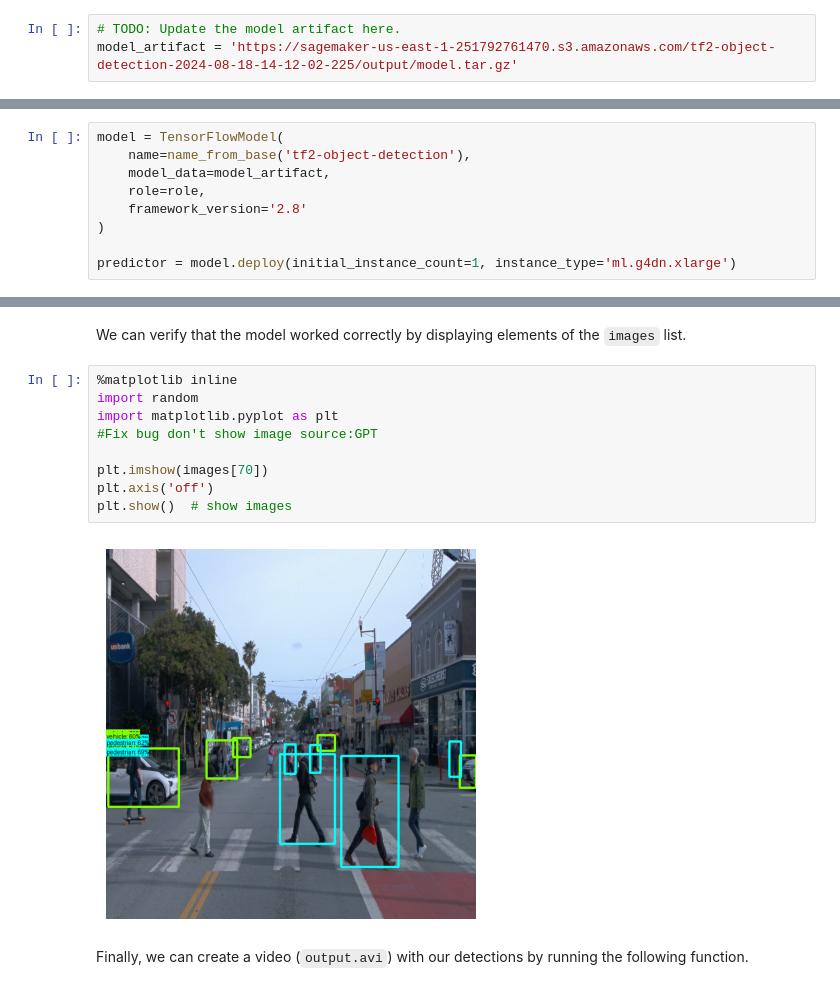
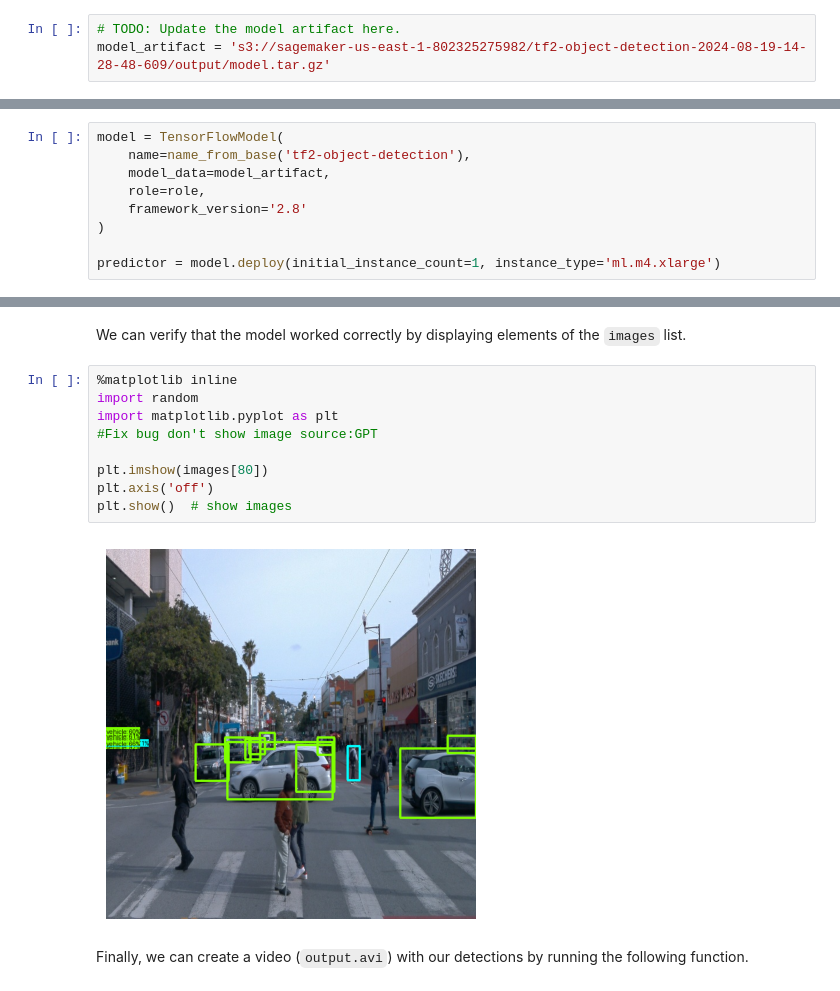
Before and after one commit to nguyenvanauVietNam/Object-Detection-in-an-Urban-Environment, a Jupyter notebook: Model_3_MobileNet/2_run_inference/2_deploy_model.ipynb, the cells around one changed output, grey strips where cells are left out. Saved outputs shown, nothing was run; the diff lists cells and outputs as text.

````diff
--- a/Model_3_MobileNet/2_run_inference/2_deploy_model.ipynb
+++ b/Model_3_MobileNet/2_run_inference/2_deploy_model.ipynb
@@ -31,7 +30,7 @@ The model artifact path should look something like
 ```s3://sagemaker-us-east-1-073338978050/tf2-object-detection-2022-10-22-21-26-37-033/output/model.tar.gz```. Use this value to update the `model_artifact` variable below.
 # %%
 # TODO: Update the model artifact here.
-model_artifact = 'https://sagemaker-us-east-1-251792761470.s3.amazonaws.com/tf2-object-detection-2024-08-18-14-12-02-225/output/model.tar.gz'
+model_artifact = 's3://sagemaker-us-east-1-802325275982/tf2-object-detection-2024-08-19-14-28-48-609/output/model.tar.gz'
 # %% [markdown]
 Now we can deploy the model. Run the following cell and check that the model was correctly deployed by navigating to Inference endpoints in the web UI.
 
@@ -44,5 +43,5 @@ model = TensorFlowModel(
     framework_version='2.8'
 )
 
-predictor = model.deploy(initial_instance_count=1, instance_type='ml.g4dn.xlarge')
+predictor = model.deploy(initial_instance_count=1, instance_type='ml.m4.xlarge')
 # %% [output]
@@ -131,14 +130,14 @@ We can verify that the model worked correctly by displaying elements of the `ima
 # %%
 %matplotlib inline
 import random
 import matplotlib.pyplot as plt
 #Fix bug don't show image source:GPT
 
-plt.imshow(images[70])
+plt.imshow(images[80])
 plt.axis('off')
 plt.show()  # show images
 # %% [output]
-[figure, old version]
+[figure, new version]
 # %% [markdown]
 Finally, we can create a video (`output.avi`) with our detections by running the following function.
 # %%
````
Also changed, not shown: parts of 2 cells of this notebook, 18 other files.
